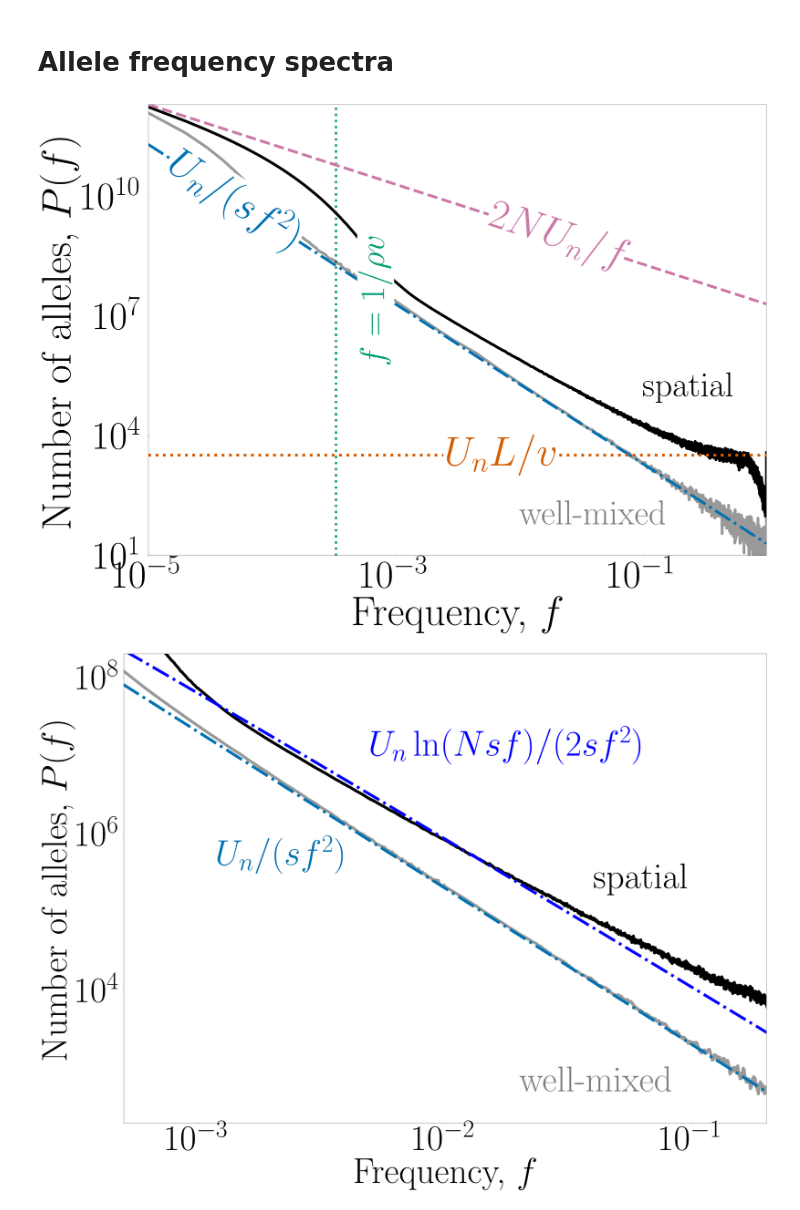
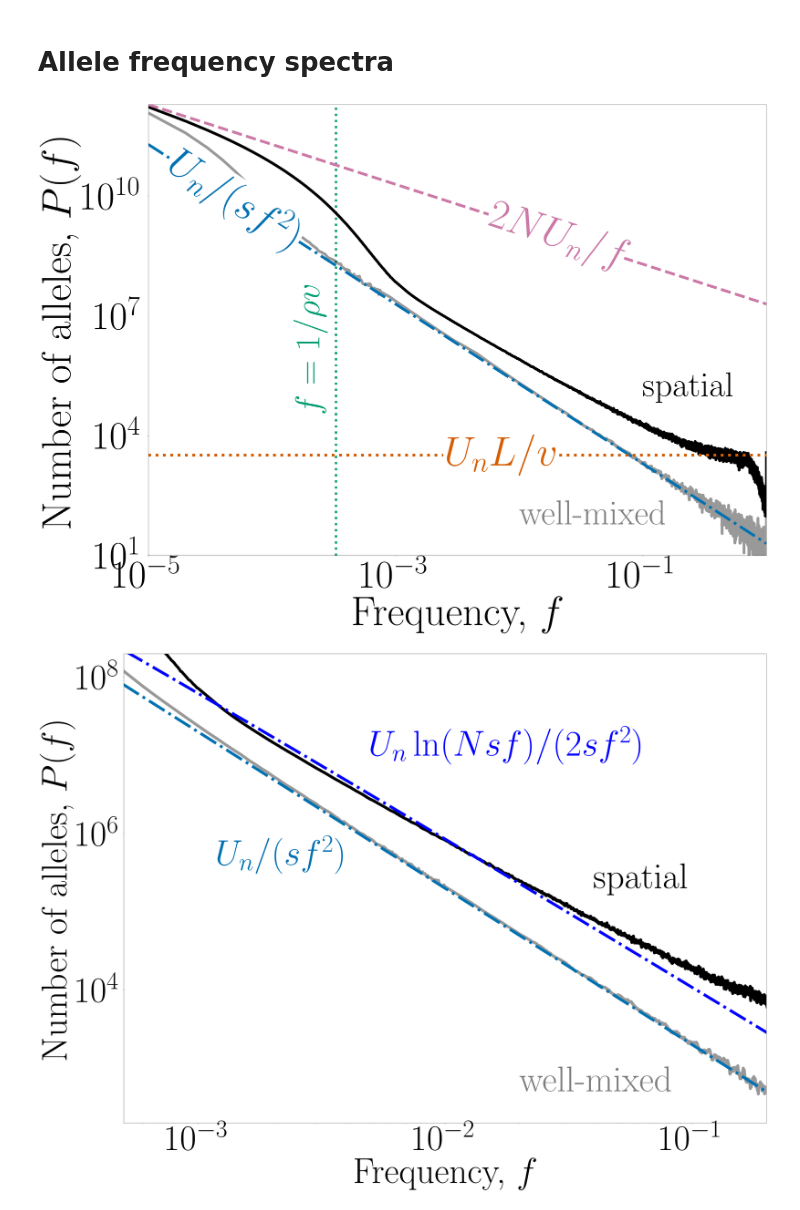
Before and after one commit to weissmanlab/SFS_spatial_sweep_1d_Genetics, a Jupyter notebook: Figures/Figures.ipynb, the cells around one changed output. Drawn from its saved outputs; the diff is of its cells as text; code cells hidden in the pictures.

```diff
--- a/Figures/Figures.ipynb
+++ b/Figures/Figures.ipynb
@@ -96,39 +96,37 @@ fig, ax = plt.subplots(figsize = (48,36))
 ax.set_xlabel(r'Frequency, $f$', fontsize = 180)
 ax.set_ylabel(r'Number of alleles, $P(f)$', fontsize = 180)
 
-
 ax.vlines(1 / (rho * v), 10 ** (-2), 10 ** 15, linestyle = 'dotted', linewidth = 10, color = '#009e73')
-ax.text(5 * 10 ** (-4), 10 ** 6, r'$f = 1 / \rho v$', color = '#009e73', fontsize = 150, rotation = 90,
+ax.text(1.5e-4, 6e4, r'$f = 1 / \rho v$', color = '#009e73', fontsize = 150, rotation = 90,
          backgroundcolor = 'w')
-
-ax.text(10 ** (-1), 10 ** 5, 'spatial', color = 'k', fontsize = 150, backgroundcolor = 'w')
-ax.text(10 ** (-2), 60, 'well-mixed', color = 'k', alpha = 0.5, fontsize = 150, backgroundcolor = 'w')
 
 #plt.text(0.002, 3 * 10 ** 5, r'$U_n \ln( N s f) / (s f^2)$', color = '#0072b2', fontsize = 150, rotation = -25)
 #
 ax.loglog(moving_average(f_wellmixed_combined, navg, start_smooth), smooth_SFS_wellmixed_combined,
              linewidth = 12, color = 'k', alpha = 0.4)
+ax.text(10 ** (-2), 60, 'well-mixed', color = 'k', alpha = 0.5, fontsize = 150, backgroundcolor = 'w')
 
 ax.loglog(f_short, smooth_SFS, linewidth = 12, color = 'k')
+ax.text(10 ** (-1), 10 ** 5, 'spatial', color = 'k', fontsize = 150, backgroundcolor = 'w')
 
 neutral, = ax.loglog(f_short, 2 * Un * rho * L * np.ones(len(f_short)) / f_short,
            label = r'$2 N U_n / f$', linestyle = '--', linewidth = 12, color = '#cc79a7')
 
 
 bsc, = ax.loglog(f_short, Un / s / f_short ** 2, linestyle = '-.', linewidth = 12, color = '#0072b2',
            label = r'$U_n / (sf^2)$')
 
 
 flat, = ax.semilogy(f_short, np.ones(len(f_short)) * L / v, linewidth = 12, linestyle = 'dotted',
               label = r'$U_n L / v$', color = '#d55e00')
 
 ax.set_ylim((10, 2 * 10 ** 12))
 ax.set_xlim((1e-5, 1))
 
 xvals = [0.02, 0.00005, 0.007]
 labelLines(ax.get_lines(), xvals = xvals, fontsize = 180, backgroundcolor = 'w');
 # %% [output]
-[figure, old version]
+[figure, new version]
 # %%
 # save the figure
 
```
